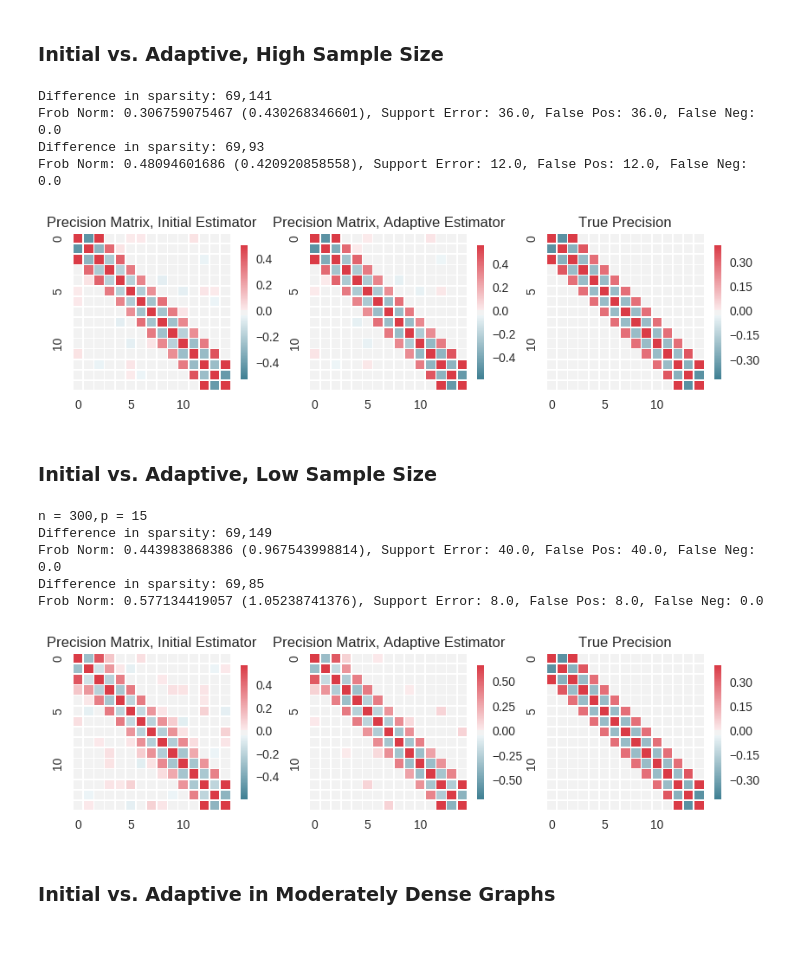
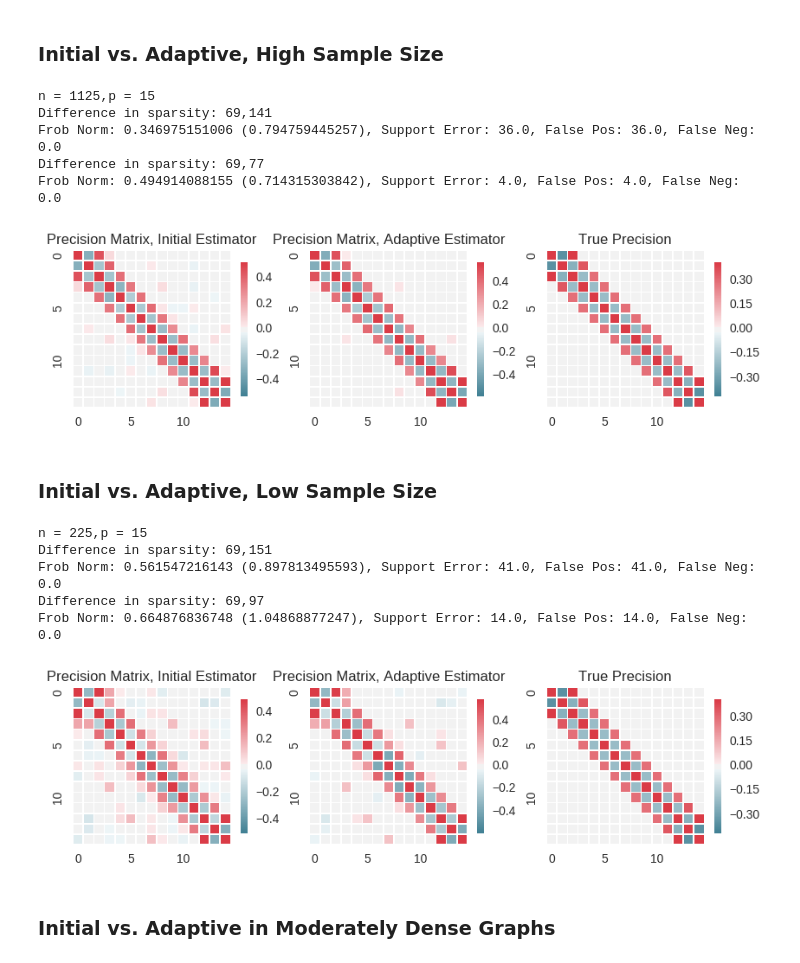
Before and after one commit to skggm/skggm, a Jupyter notebook: examples/Banded Network Simulation.ipynb, the cells around one changed output. Saved outputs shown, nothing was run; the diff lists cells and outputs as text; code cells hidden in the pictures.

```diff
--- a/examples/Banded Network Simulation.ipynb
+++ b/examples/Banded Network Simulation.ipynb
@@ -144,16 +146,34 @@ trace_plot(estimator.precision_, estimator.path_)
 # %%
 
 metric='log_likelihood';
+n_features=15;
+covariance, precision, adjacency = new_graph(n_features,.05,adj_type='banded',random_sign=True,seed=1)
+prng = np.random.RandomState(2)
+X = mvn(10*n_features,n_features,covariance,random_state=prng)
+
 print 'QuicGraphLassoCV with:'
 print '   metric: {}'.format(metric)
-model = QuicGraphLassoCV(
+cv_model = QuicGraphLassoCV(
         cv=2, # cant deal w more folds at small size
         n_refinements=6,
         n_jobs=1,
         init_method='cov',
         score_metric=metric)
-model.fit(X)
-cv_precision_ = model.precision_
-print '   len(cv_lams): {}'.format(len(model.cv_lams_))
-print '   lam_scale_: {}'.format(model.lam_scale_)
-print '   lam_: {}'.format(model.lam_)
+cv_model.fit(X)
+cv_precision_ = cv_model.precision_
+print '   len(cv_lams): {}'.format(len(cv_model.cv_lams_))
+print '   lam_scale_: {}'.format(cv_model.lam_scale_)
+print '   lam_: {}'.format(cv_model.lam_)
+
+# EBIC
+gamma = .1 # gamma = 0 (BIC), gamma=1 (Greater Sparsity)
+ebic_model = QuicGraphLassoEBIC(
+    lam=1.0,
+    init_method='cov',
+    gamma = gamma)
+ebic_model.fit(X)
+ebic_precision_ = ebic_model.precision_
+print 'QuicGraphLassoEBIC with:'
+print '   len(path lams): {}'.format(len(ebic_model.path_))
+print '   lam_scale_: {}'.format(ebic_model.lam_scale_)
+print '   lam_: {}'.format(ebic_model.lam_)
@@ -207,6 +220,8 @@ Warning: Path must be sorted largest to smallest.
 # %%
 f, (ax1,ax2,ax3) = plt.subplots(1,3,figsize=(10,4));
 
+n_features = 15
+covariance, precision, adjacency = new_graph(15,.15,adj_type=adj_type,random_sign=True,seed=1)
 n_samples = 75*n_features
 prng = np.random.RandomState(2)
 X = mvn(n_samples,n_features,covariance,random_state=prng)
@@ -218,6 +233,9 @@ def compare_init_adaptive(X,n_samples,n_features):
     initial_estimator = QuicGraphLassoCV(init_method='corrcoef')
     initial_estimator.fit(X)
     prec_hat = initial_estimator.precision_
+
+    # Generate a custom diverging colormap
+    cmap = sns.diverging_palette(220, 10, as_cmap=True)
     prec_vmax = np.max(np.triu(prec_hat,1))
     sns.heatmap(initial_estimator.precision_,cmap=cmap, vmax=prec_vmax,
                 square=True, xticklabels=5, yticklabels=5,
@@ -278,37 +296,31 @@ def compare_init_adaptive(X,n_samples,n_features):
     ax3.set_title('True Precision')
 
 compare_init_adaptive(X,n_samples,n_features)
-
-# Verification
-# print 'Exact Recovery(T/F): {},  (TPR,FPR): {},  Count Diff: {}'.format(
-#     exact_support(adjacency,precision),
-#     approx_support(adjacency,precision,prob=0.1)[1:2],
-#     count_support_diff(adjacency,precision),
-# )
 # %% [output]
+n = 1125,p = 15
 Difference in sparsity: 69,141
-Frob Norm: 0.306759075467 (0.430268346601), Support Error: 36.0, False Pos: 36.0, False Neg: 0.0
-Difference in sparsity: 69,93
-Frob Norm: 0.48094601686 (0.420920858558), Support Error: 12.0, False Pos: 12.0, False Neg: 0.0
+Frob Norm: 0.346975151006 (0.794759445257), Support Error: 36.0, False Pos: 36.0, False Neg: 0.0
+Difference in sparsity: 69,77
+Frob Norm: 0.494914088155 (0.714315303842), Support Error: 4.0, False Pos: 4.0, False Neg: 0.0
-[figure, old version]
+[figure, new version]
 # %% [markdown]
 ### Initial vs. Adaptive, Low Sample Size
 # %%
 f, (ax1,ax2,ax3) = plt.subplots(1,3,figsize=(10,4));
 
-n_samples = 20*n_features
+n_samples = 15*n_features
 prng = np.random.RandomState(2)
 X = mvn(n_samples,n_features,covariance,random_state=prng)
 print 'n = {},p = {}'.format(n_samples,n_features)
 
 compare_init_adaptive(X,n_samples,n_features)
 # %% [output]
-n = 300,p = 15
-Difference in sparsity: 69,149
-Frob Norm: 0.443983868386 (0.967543998814), Support Error: 40.0, False Pos: 40.0, False Neg: 0.0
-Difference in sparsity: 69,85
-Frob Norm: 0.577134419057 (1.05238741376), Support Error: 8.0, False Pos: 8.0, False Neg: 0.0
+n = 225,p = 15
+Difference in sparsity: 69,151
+Frob Norm: 0.561547216143 (0.897813495593), Support Error: 41.0, False Pos: 41.0, False Neg: 0.0
+Difference in sparsity: 69,97
+Frob Norm: 0.664876836748 (1.04868877247), Support Error: 14.0, False Pos: 14.0, False Neg: 0.0
-[figure, old version]
+[figure, new version]
 # %% [markdown]
 ### Initial vs. Adaptive in Moderately Dense Graphs
 # %%
```
Also changed, not shown: parts of 11 cells of this notebook.
